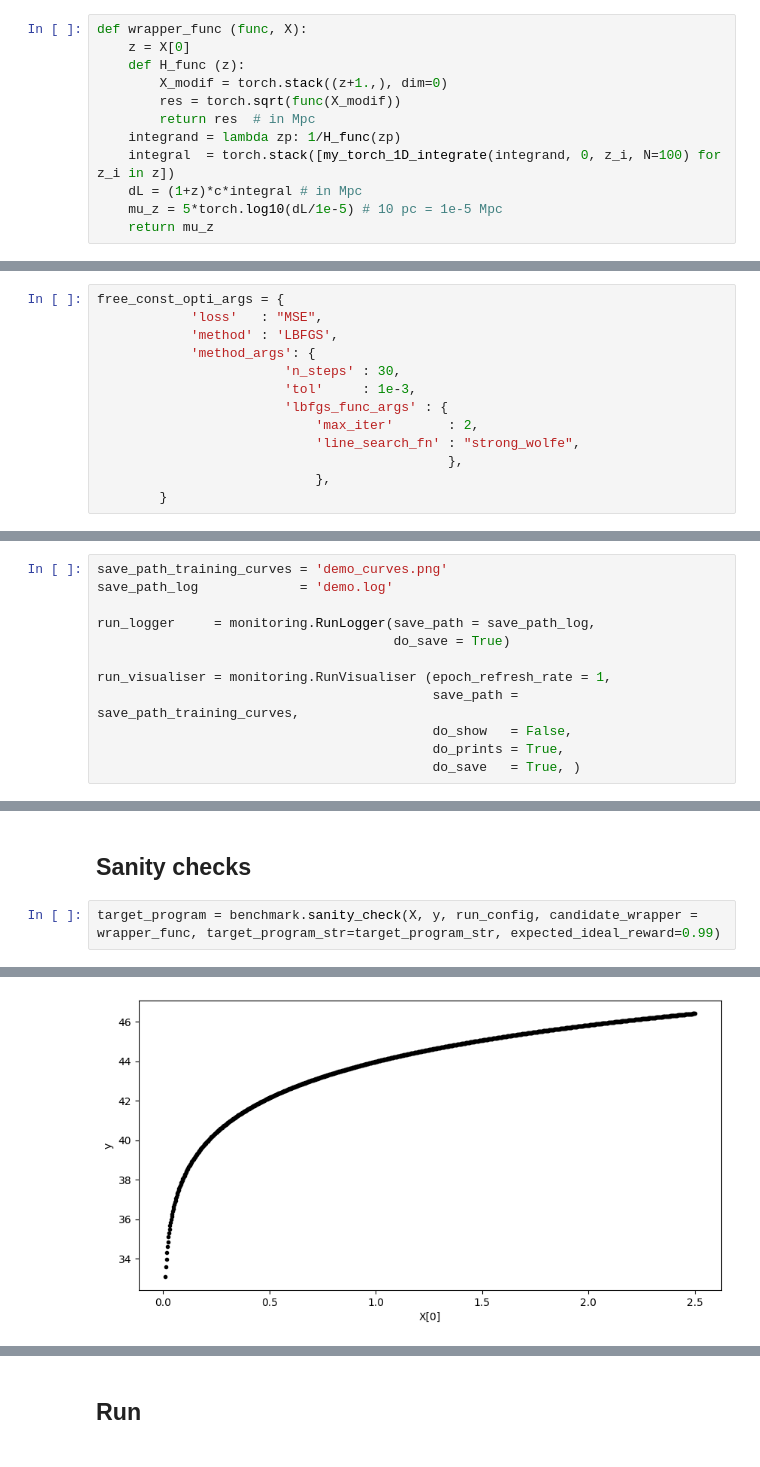
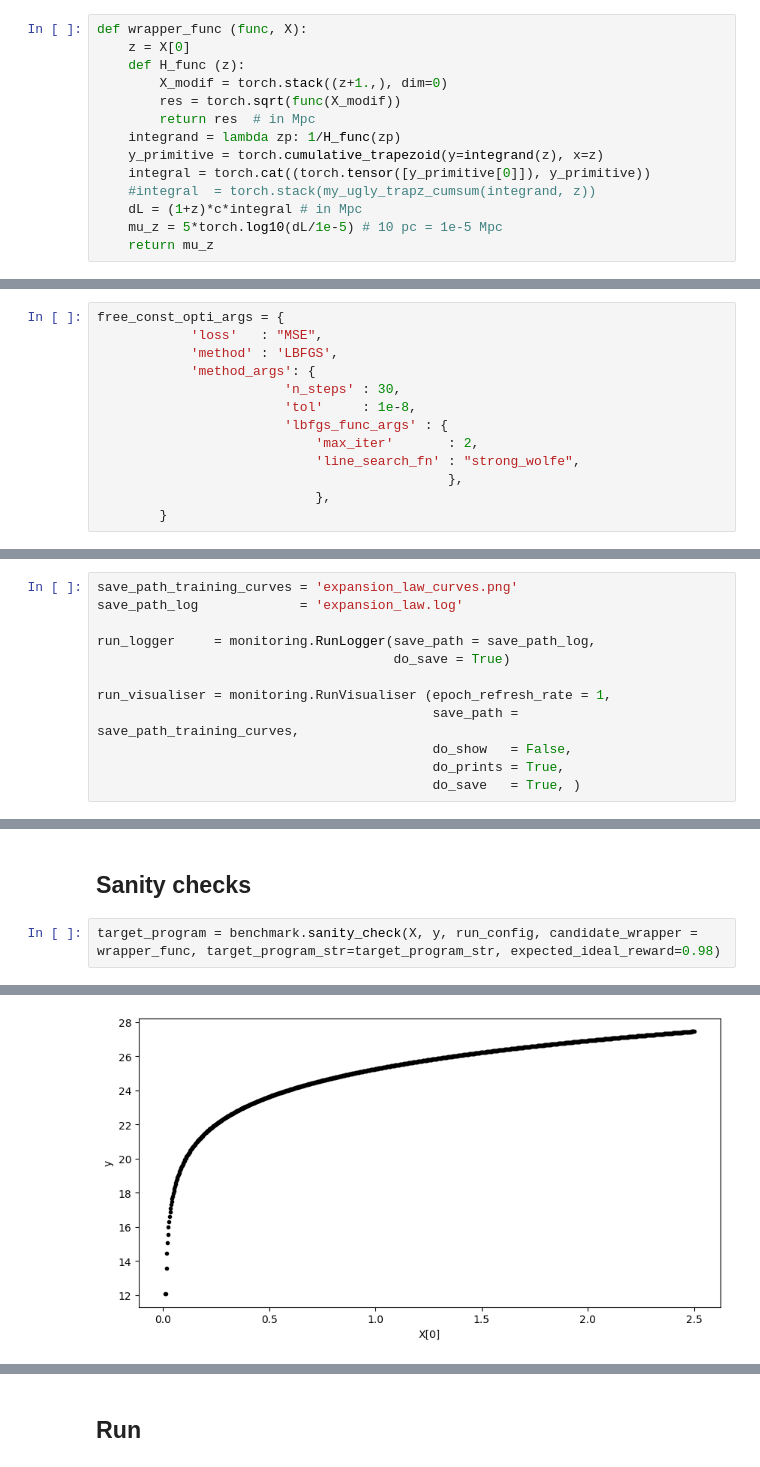
Before and after one commit to WassimTenachi/PhySO, a Jupyter notebook: Experiments-Wassim/expansion_law/expansion_law.ipynb, the cells around one changed output, grey strips where cells are left out. Drawn from its saved outputs; the diff is of its cells as text.

```diff
--- a/Experiments-Wassim/expansion_law/expansion_law.ipynb
+++ b/Experiments-Wassim/expansion_law/expansion_law.ipynb
@@ -76,7 +73,9 @@ def wrapper_func (func, X):
         res = torch.sqrt(func(X_modif))
         return res  # in Mpc
     integrand = lambda zp: 1/H_func(zp)
-    integral  = torch.stack([my_torch_1D_integrate(integrand, 0, z_i, N=100) for z_i in z])
+    y_primitive = torch.cumulative_trapezoid(y=integrand(z), x=z)
+    integral = torch.cat((torch.tensor([y_primitive[0]]), y_primitive))
+    #integral  = torch.stack(my_ugly_trapz_cumsum(integrand, z))
     dL = (1+z)*c*integral # in Mpc
     mu_z = 5*torch.log10(dL/1e-5) # 10 pc = 1e-5 Mpc
     return mu_z
@@ -172,7 +180,7 @@ free_const_opti_args = {
             'method' : 'LBFGS',
             'method_args': {
                         'n_steps' : 30,
-                        'tol'     : 1e-3,
+                        'tol'     : 1e-8,
                         'lbfgs_func_args' : {
                             'max_iter'       : 2,
                             'line_search_fn' : "strong_wolfe",
@@ -237,8 +245,8 @@ cell_config = {
 # %% [markdown]
 ### Logger
 # %%
-save_path_training_curves = 'demo_curves.png'
-save_path_log             = 'demo.log'
+save_path_training_curves = 'expansion_law_curves.png'
+save_path_log             = 'expansion_law.log'
 
 run_logger     = monitoring.RunLogger(save_path = save_path_log,
                                       do_save = True)
@@ -271,10 +279,10 @@ benchmark.dummy_epoch(X, y, run_config)
 # %% [markdown]
 ## Sanity checks
 # %%
-target_program = benchmark.sanity_check(X, y, run_config, candidate_wrapper = wrapper_func, target_program_str=target_program_str, expected_ideal_reward=0.99)
+target_program = benchmark.sanity_check(X, y, run_config, candidate_wrapper = wrapper_func, target_program_str=target_program_str, expected_ideal_reward=0.98)
 # %% [output]
 Data
-[figure, old version]
+[figure, new version]
 {'mul': 0, 'add': 1, 'sub': 2, 'div': 3, 'inv': 4, 'n2': 5, 'sqrt': 6, '1': 7, 'H0': 8, 'Omega': 9, 'x': 10}
 -------------------------- Library -------------------------
 [mul add sub div inv n2 sqrt 1 H0 Omega x sqrtH dummy -]
```
Also changed, not shown: parts of 9 cells of this notebook, 7 other files.
